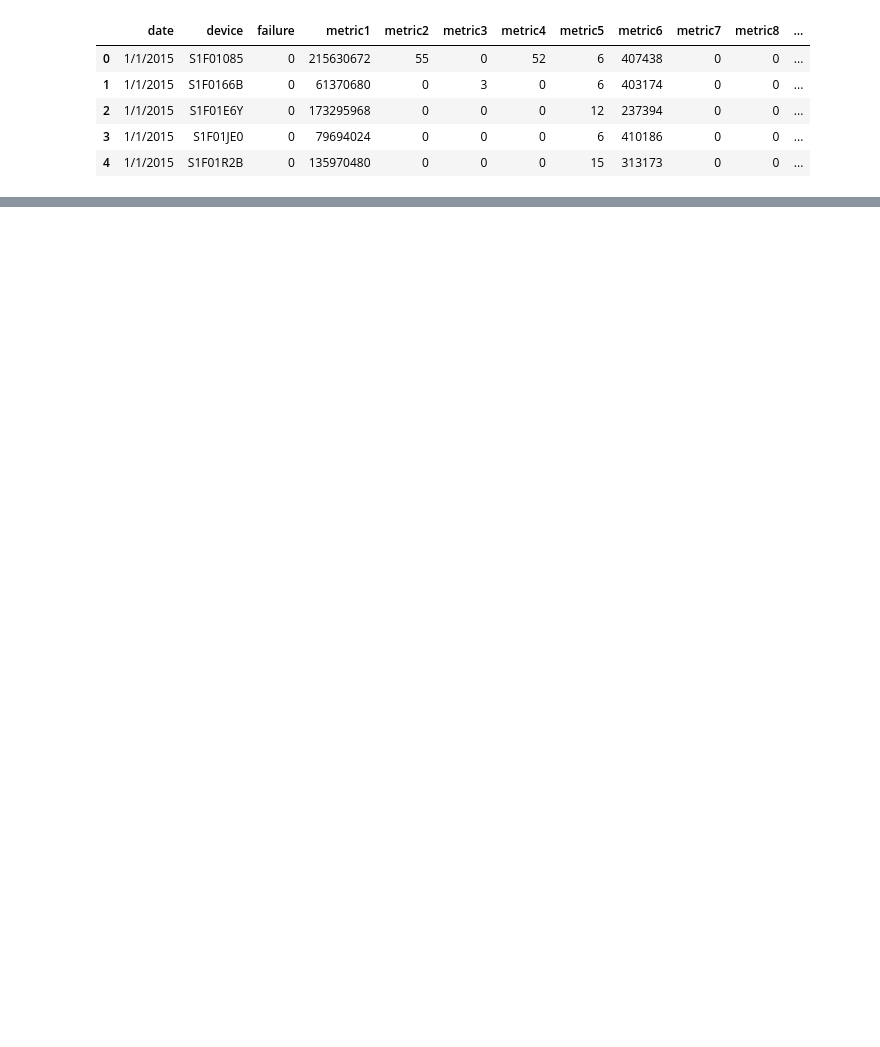
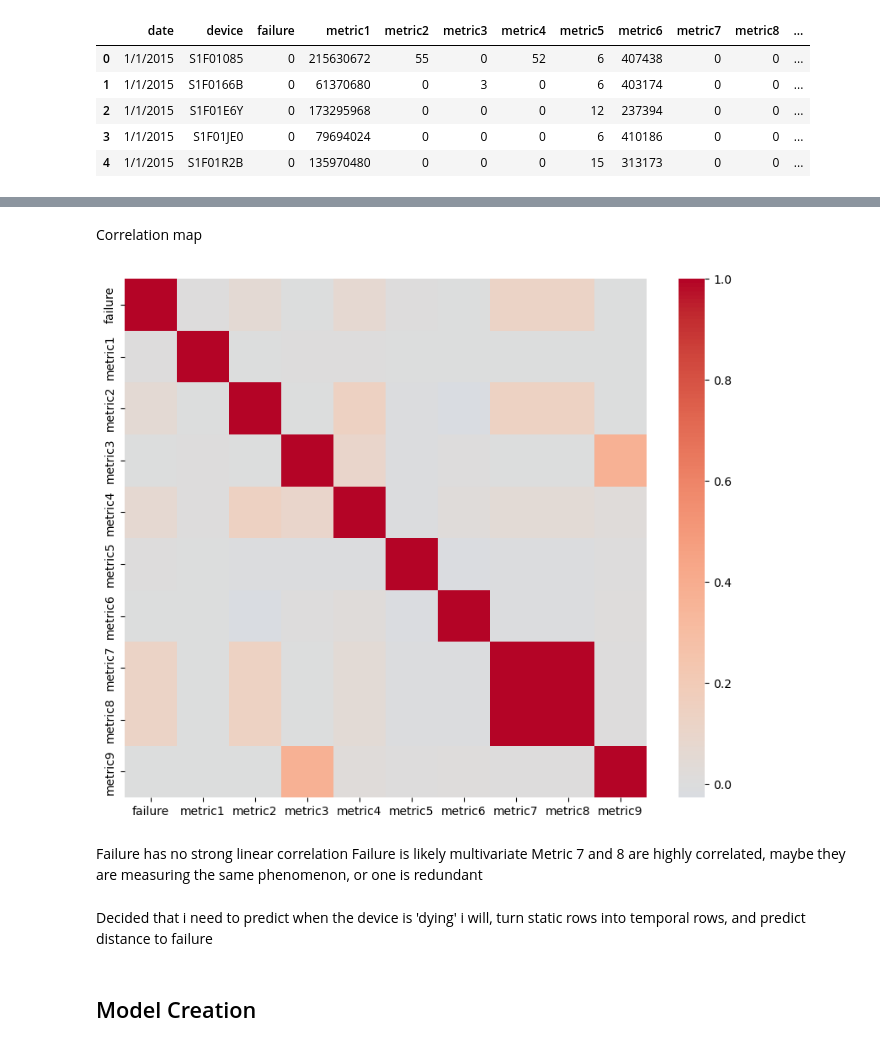
Before and after one commit to VitorAlmeida87/Proj_Predictive_Maintenance_Dataset, a Jupyter notebook: Maintenance_work.ipynb, the cells around one changed output, grey strips where cells are left out. Saved outputs shown, nothing was run; the diff lists cells and outputs as text; code cells hidden in the pictures; blank space fills up the shorter version.

Commit message:
EDA, Model, avaliation. need improvement

```diff
--- a/Maintenance_work.ipynb
+++ b/Maintenance_work.ipynb
@@ -89,0 +191,14 @@ df.describe()
+# %% [markdown]
+Correlation map
+# %%
+plt.figure(figsize=(10, 8))
+sns.heatmap(df.corr(numeric_only=True), cmap="coolwarm", center=0)
+plt.show()
+# %% [output]
+[figure, added]
+# %% [markdown]
+Failure has no strong linear correlation
+Failure is likely multivariate
+Metric 7 and 8 are highly correlated, maybe they are measuring the same phenomenon, or one is redundant
+# %% [markdown]
+Decided that i need to predict when the device is 'dying' i will, turn static rows into temporal rows, and predict distance to failure
@@ -89,0 +212,2 @@ df.describe()
+# %% [markdown]
+## Model Creation
```
Also changed, not shown: parts of 37 cells of this notebook.
